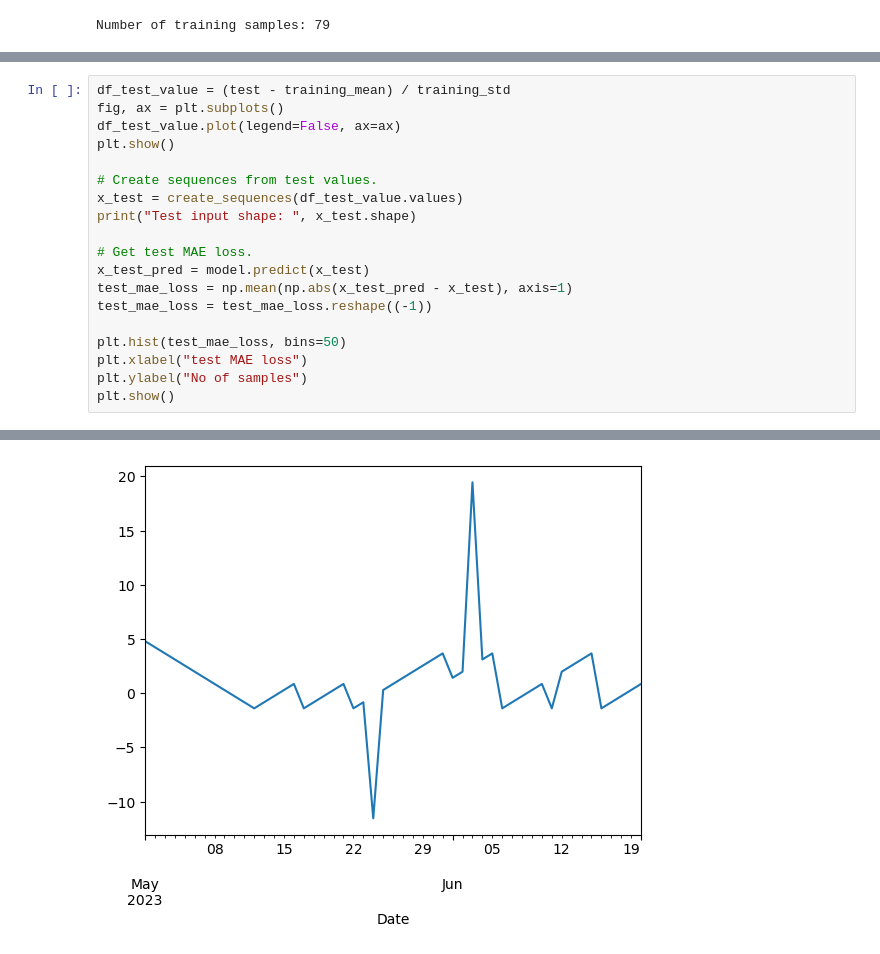
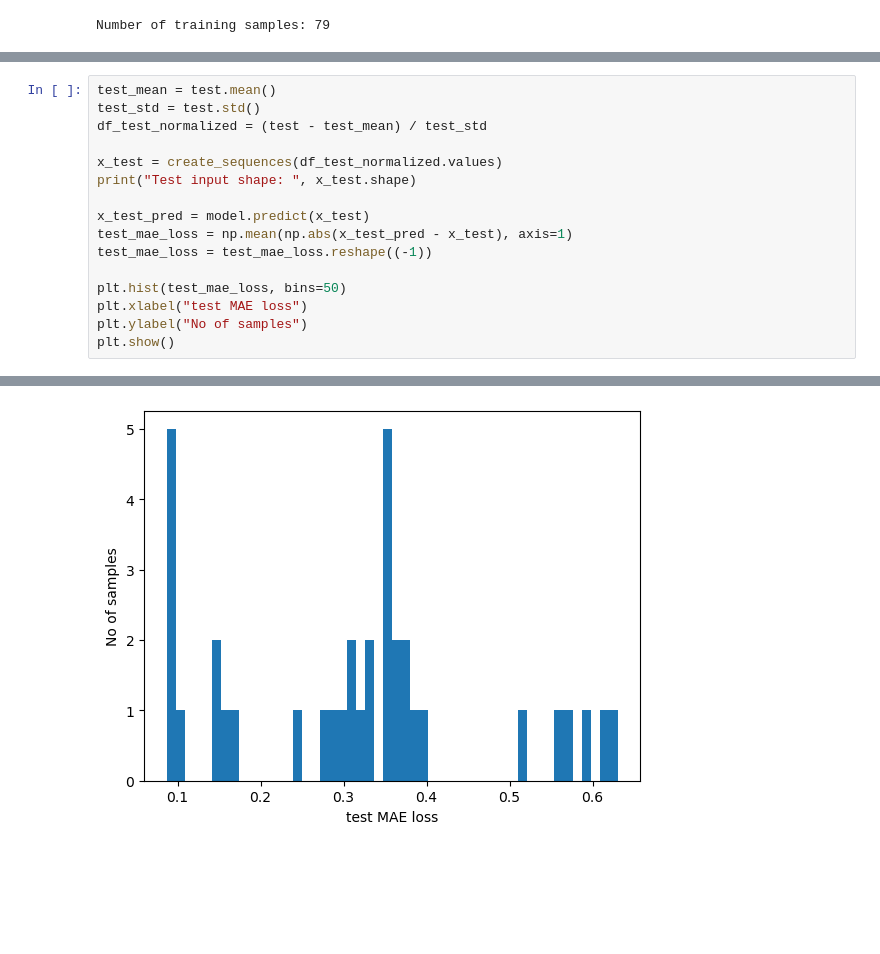
Before and after one commit to chinmay-gupta-2003/AnamolyDetection, a Jupyter notebook: AnomalyDetectionTimeseriesData.ipynb, the cells around one changed output, grey strips where cells are left out. Cells and saved outputs as stored; diff of their text form; blank space fills up the shorter version.

Commit message:
normalized test data and added the python function

```diff
--- a/AnomalyDetectionTimeseriesData.ipynb
+++ b/AnomalyDetectionTimeseriesData.ipynb
@@ -179,14 +180,11 @@ plt.show()
 # %%
-df_test_value = (test - training_mean) / training_std
-fig, ax = plt.subplots()
-df_test_value.plot(legend=False, ax=ax)
-plt.show()
+test_mean = test.mean()
+test_std = test.std()
+df_test_normalized = (test - test_mean) / test_std
 
-# Create sequences from test values.
-x_test = create_sequences(df_test_value.values)
+x_test = create_sequences(df_test_normalized.values)
 print("Test input shape: ", x_test.shape)
 
-# Get test MAE loss.
 x_test_pred = model.predict(x_test)
 test_mae_loss = np.mean(np.abs(x_test_pred - x_test), axis=1)
 test_mae_loss = test_mae_loss.reshape((-1))
@@ -199 +199 @@ plt.show()
-[figure, old version]
+[figure, new version]
```
Also changed, not shown: parts of 15 cells of this notebook, 1 other file.
